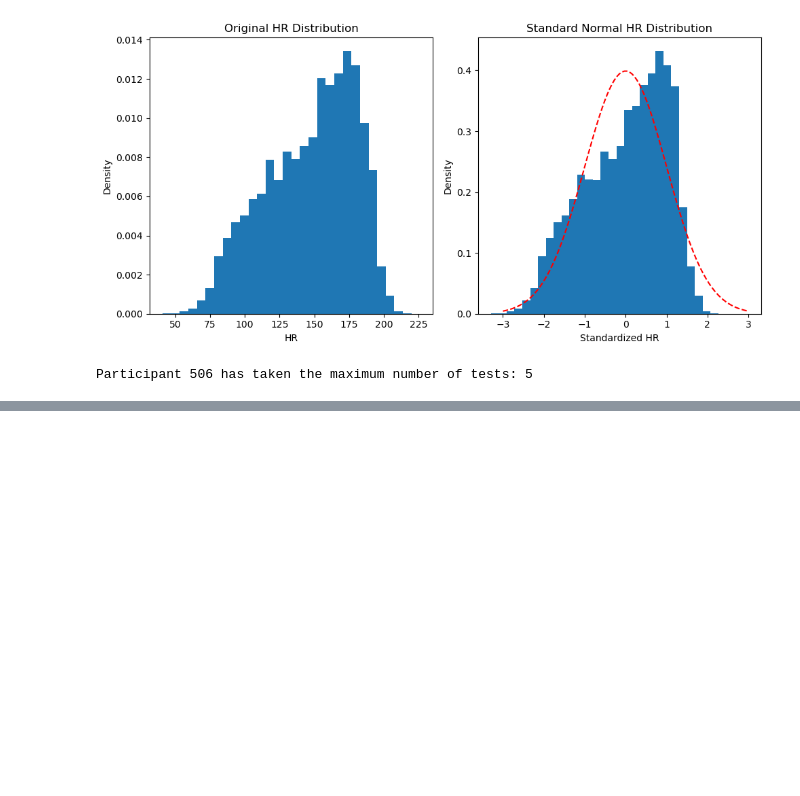
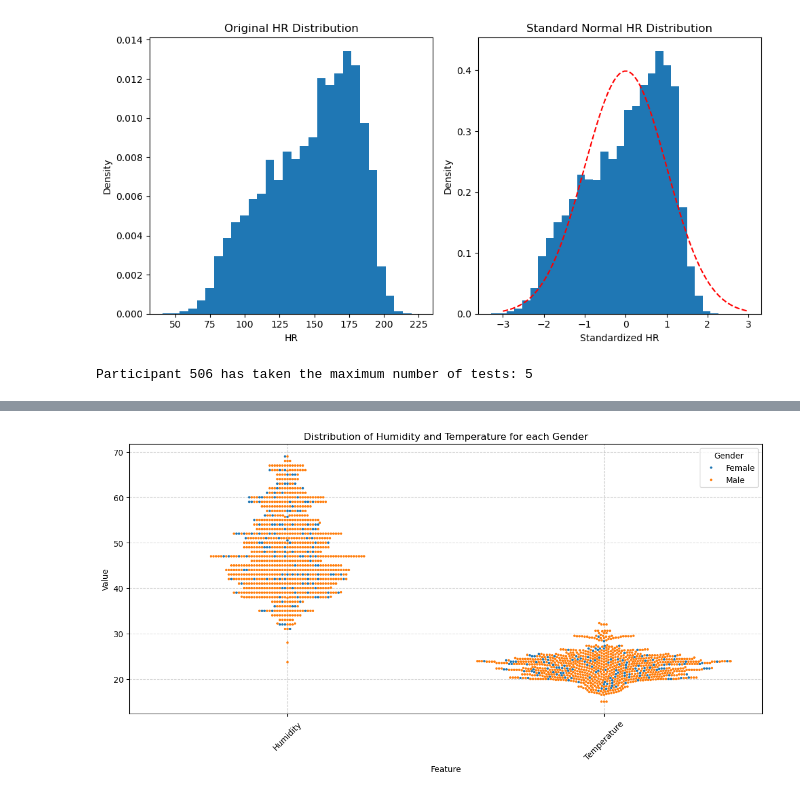
Before and after one commit to Chaithra-Git/Team7_LambdaLegends_PythonHackathon_APRIL25, a Jupyter notebook: jiji_49-64_Que.ipynb, the cells around one changed output, grey strips where cells are left out. Cells and saved outputs as stored; diff of their text form; code cells hidden in the pictures; blank space fills up the shorter version.

```diff
--- a/jiji_49-64_Que.ipynb
+++ b/jiji_49-64_Que.ipynb
@@ -193,0 +258,21 @@ Participant 506 has taken the maximum number of tests: 5
+# %%
+#61. Create a swarm plot to visualize the relationship between humidity and temperature for each gender.
+
+#Map sex values to male and female
+df_subject_info['Sex'] = df_subject_info['Sex'].map ({0:'Male', 1:'Female'})
+#Drop rows with missing humidity or temperature values
+df_subject_info = df_subject_info.dropna (subset= ['Humidity', 'Temperature'])
+#Melt the data frame
+melted_df = df_subject_info.melt (id_vars= ['Sex'], value_vars= ['Humidity', 'Temperature'], var_name= 'Feature', value_name= 'Value')
+#Create swarm plot
+plt.figure (figsize= (14,6))
+sbn.swarmplot (data= melted_df, x= 'Feature', y= 'Value', hue= 'Sex', size= 3)
+plt.title ('Distribution of Humidity and Temperature for each Gender')
+plt.xlabel= 'Feature'
+plt.ylabel= 'Value'
+plt.legend (title= 'Gender')
+plt.xticks (rotation= 45)
+plt.grid (True, linestyle= '--', alpha= 0.5)
+plt.show()
+# %% [output]
+[figure, added]
```
Also changed, not shown: parts of 16 cells of this notebook.
